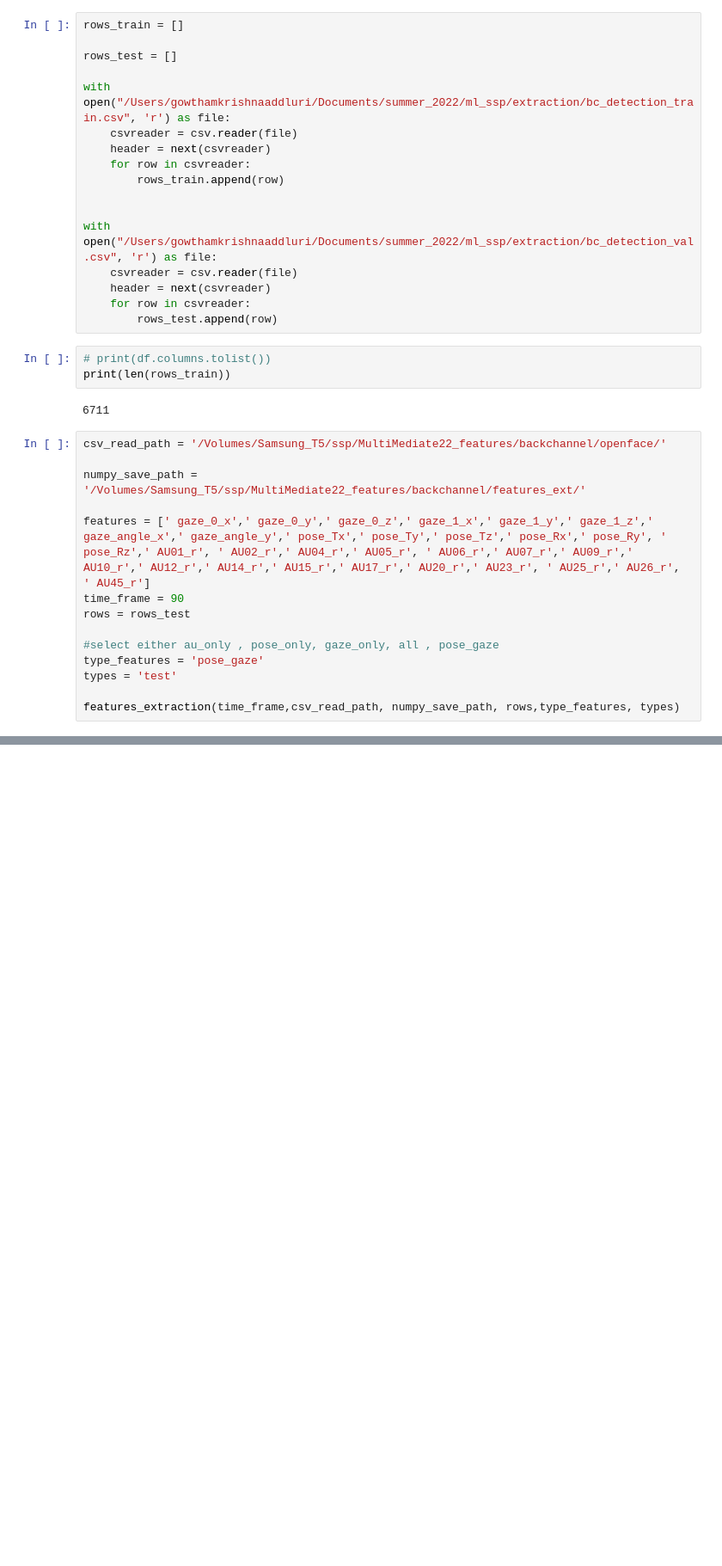
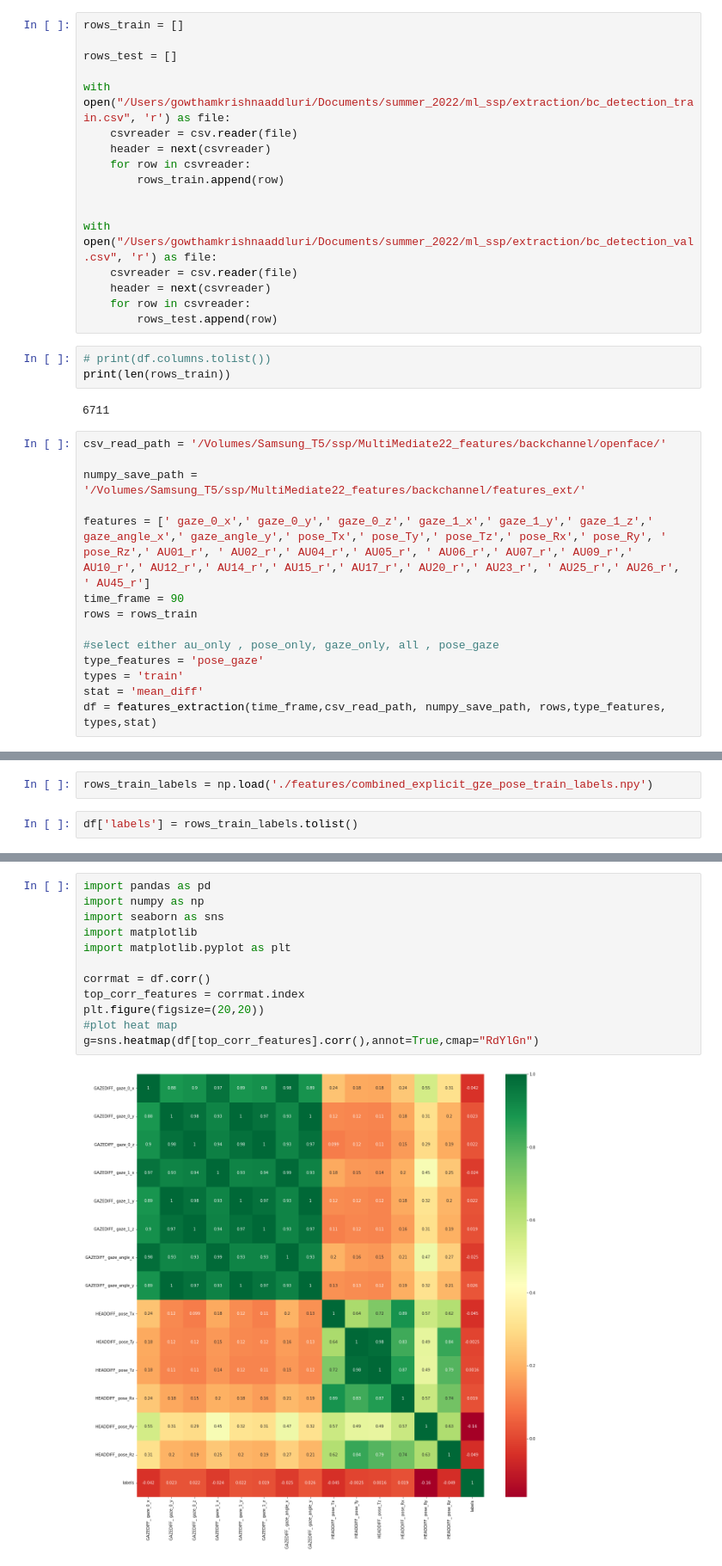
Before and after one commit to gowtham07/BackChannelDetectionUsingOpenfaceOpenPose, a Jupyter notebook: explicit.ipynb, the cells around one changed output, grey strips where cells are left out. Shown at 86% size. Cells and saved outputs as stored; diff of their text form; blank space fills up the shorter version.

```diff
--- a/explicit.ipynb
+++ b/explicit.ipynb
@@ -239,11 +550,11 @@ numpy_save_path = '/Volumes/Samsung_T5/ssp/MultiMediate22_features/backchannel/f
 
 features = [' gaze_0_x',' gaze_0_y',' gaze_0_z',' gaze_1_x',' gaze_1_y',' gaze_1_z',' gaze_angle_x',' gaze_angle_y',' pose_Tx',' pose_Ty',' pose_Tz',' pose_Rx',' pose_Ry', ' pose_Rz',' AU01_r', ' AU02_r',' AU04_r',' AU05_r', ' AU06_r',' AU07_r',' AU09_r',' AU10_r',' AU12_r',' AU14_r',' AU15_r',' AU17_r',' AU20_r',' AU23_r', ' AU25_r',' AU26_r', ' AU45_r']
 time_frame = 90
-rows = rows_test
+rows = rows_train
 
 #select either au_only , pose_only, gaze_only, all , pose_gaze
 type_features = 'pose_gaze'
-types = 'test'
-
-features_extraction(time_frame,csv_read_path, numpy_save_path, rows,type_features, types)
+types = 'train'
+stat = 'mean_diff'
+df = features_extraction(time_frame,csv_read_path, numpy_save_path, rows,type_features, types,stat)
 # %% [output]
@@ -250,0 +619,4 @@ features_extraction(time_frame,csv_read_path, numpy_save_path, rows,type_feature
+# %%
+rows_train_labels = np.load('./features/combined_explicit_gze_pose_train_labels.npy')
+# %%
+df['labels'] = rows_train_labels.tolist()
@@ -250,0 +639,14 @@ features_extraction(time_frame,csv_read_path, numpy_save_path, rows,type_feature
+# %%
+import pandas as pd
+import numpy as np
+import seaborn as sns
+import matplotlib
+import matplotlib.pyplot as plt
+
+corrmat = df.corr()
+top_corr_features = corrmat.index
+plt.figure(figsize=(20,20))
+#plot heat map
+g=sns.heatmap(df[top_corr_features].corr(),annot=True,cmap="RdYlGn")
+# %% [output]
+[figure, added]
```
Also changed, not shown: parts of 6 cells of this notebook, 1 other file.
